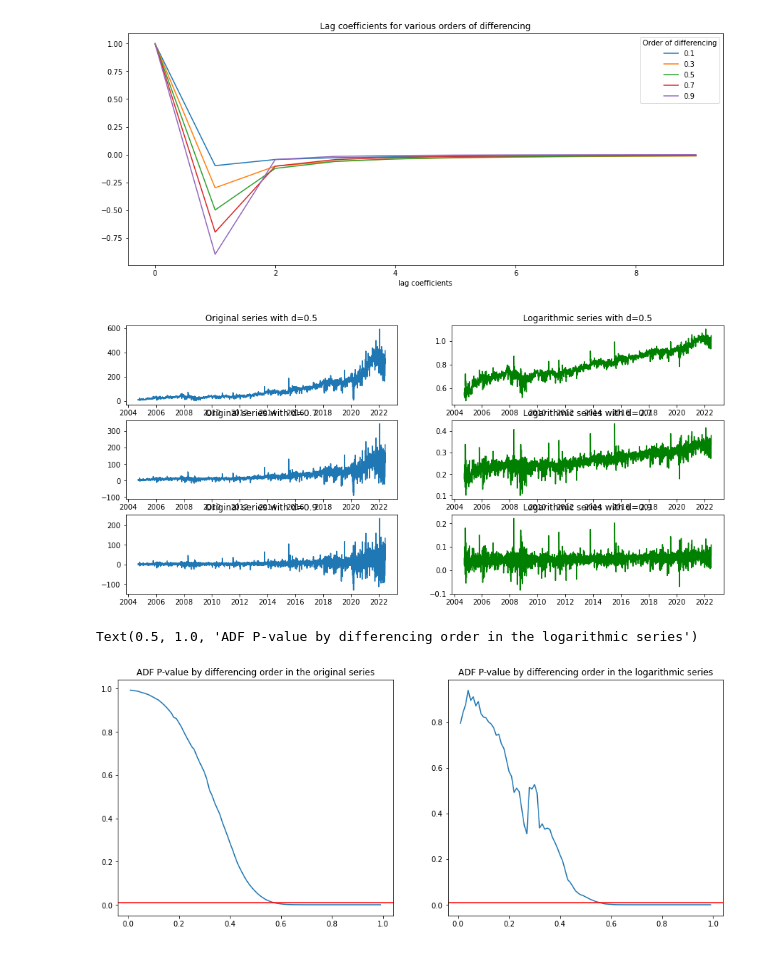
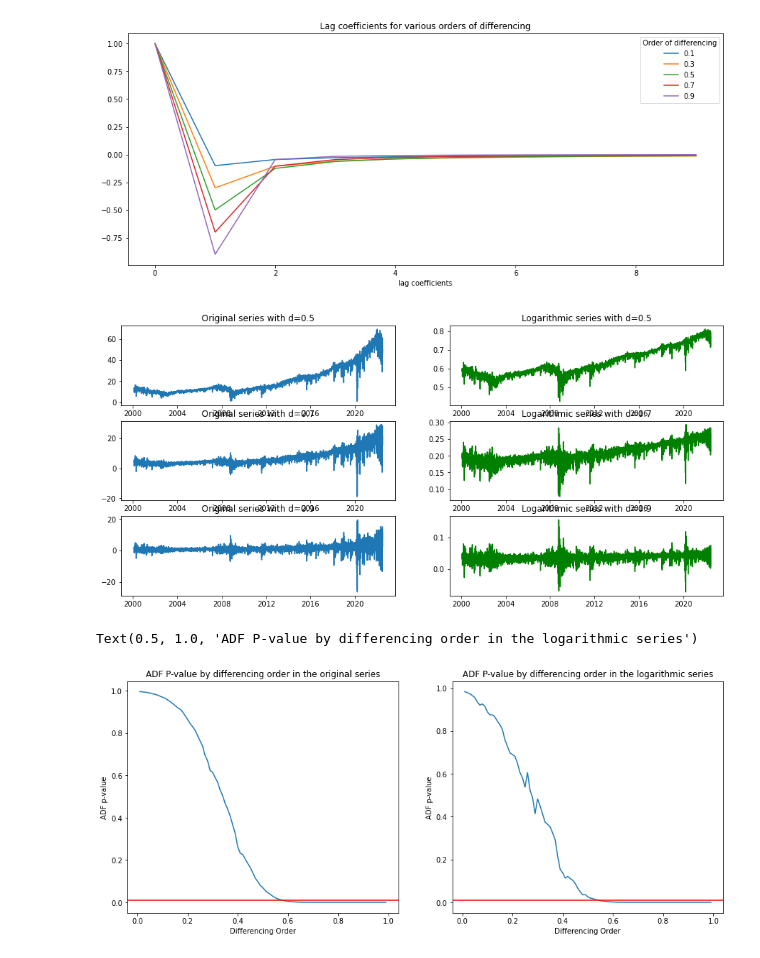
Before and after one commit to nkonts/financial_machine_learning, a Jupyter notebook: notebooks/fractional_differencing.ipynb, the cells around one changed output. Drawn from its saved outputs; the diff is of its cells as text; code cells hidden in the pictures.

```diff
--- a/notebooks/fractional_differencing.ipynb
+++ b/notebooks/fractional_differencing.ipynb
@@ -12,7 +12,7 @@ sys.path.append("..")
 
 import financial_machine_learning.features.fractional_differencing as fd
 # %%
-data = yf.download("GOOGL", start="2000-01-01")
+data = yf.download("SPY", start="2000-01-01")
 data["Returns"] = data["Adj Close"].pct_change()
 data["Log Returns"] = np.log(1 + data["Returns"])
 data = data.dropna()
@@ -75,24 +75,44 @@ for i in range(0,len(differences)):
     axs[i ,1].set_title("Logarithmic series with d=" + str(differences[i]))
     plt.subplots_adjust(bottom=0.01) # increasing space between plots for aestethics
 # %% [output]
-[figure, old version]
+[figure, new version]
 # %%
 possible_d = np.divide(range(1, 100), 100)
 tau = 1e-4
-original_adf_stat_holder = [None] * len(possible_d)
-log_adf_stat_holder = [None] * len(possible_d)
+
+adf_val = [None] * len(possible_d)
+adf_val_log = [None] * len(possible_d)
+adf_p = [None] * len(possible_d)
+adf_p_log = [None] * len(possible_d)
+corr = [None] * len(possible_d)
+corr_log = [None] * len(possible_d)
 
 for i in tqdm(range(len(possible_d))):
-    original_adf_stat_holder[i] = adfuller(fd.differencing_tau(data["Adj Close"], possible_d[i], tau))[1]
-    log_adf_stat_holder[i] = adfuller(fd.differencing_tau(np.log(data["Adj Close"]), possible_d[i], tau))[1]
+    diff = fd.differencing_tau(data["Adj Close"], possible_d[i], tau)
+    diff_log = fd.differencing_tau(np.log(data["Adj Close"]), possible_d[i], tau)
+
+    adf_val[i] = adfuller(diff)[0]
+    adf_val_log[i] = adfuller(diff_log)[0]
+
+    adf_p[i] = adfuller(diff)[1]
+    adf_p_log[i] = adfuller(diff_log)[1]
+
+    corr[i] = np.corrcoef(data["Adj Close"].loc[diff.index], diff)[0][1]
+    corr_log[i] = np.corrcoef(np.log(data["Adj Close"].loc[diff.index]), diff)[0][1]
 # %%
 fig, axs = plt.subplots(1,2,figsize=(15,6))
-axs[0].plot(possible_d,original_adf_stat_holder)
+
+axs[0].plot(possible_d, adf_p)
+axs[0].set_xlabel("Differencing Order")
+axs[0].set_ylabel("ADF p-value")
 axs[0].axhline(y=0.01,color="r")
 axs[0].set_title("ADF P-value by differencing order in the original series")
-axs[1].plot(possible_d,log_adf_stat_holder)
+
+axs[1].plot(possible_d, adf_p_log)
+axs[1].set_xlabel("Differencing Order")
+axs[1].set_ylabel("ADF p-value")
 axs[1].axhline(y=0.01,color="r")
 axs[1].set_title("ADF P-value by differencing order in the logarithmic series")
 # %% [output]
 Text(0.5, 1.0, 'ADF P-value by differencing order in the logarithmic series')
-[figure, old version]
+[figure, new version]
```
Also changed, not shown: parts of 4 cells of this notebook, 1 other file.
